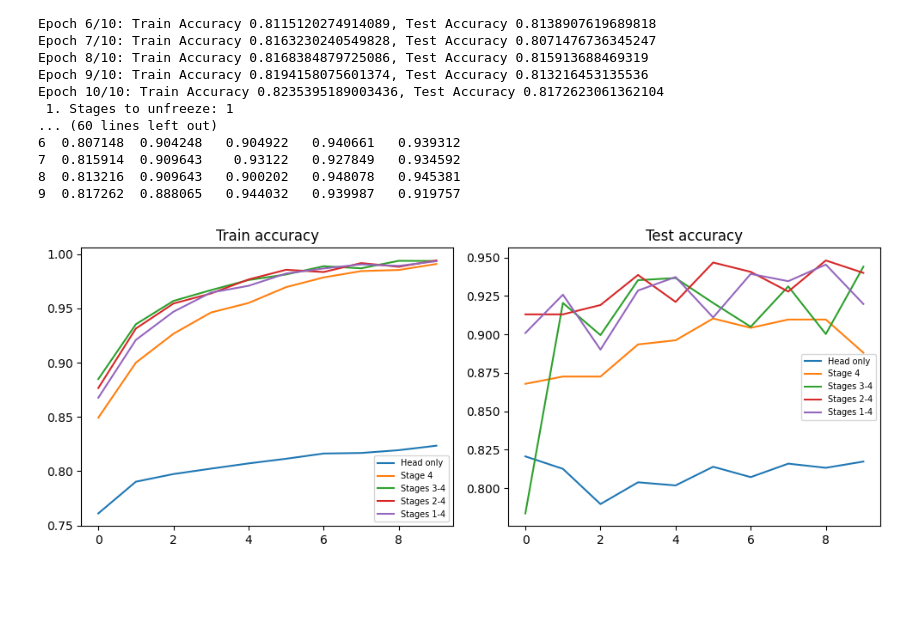
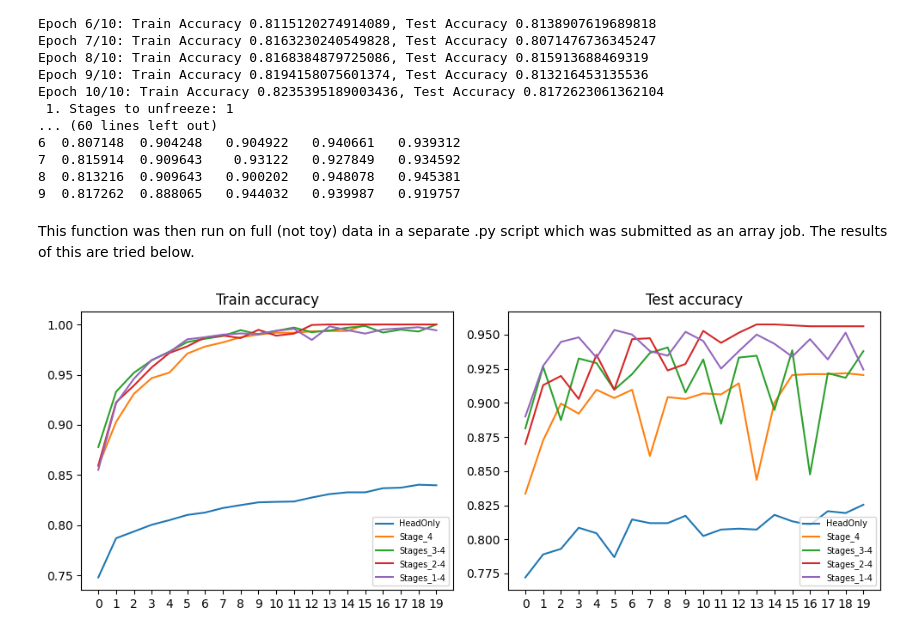
Before and after one commit to mariaserov/ML_BreakHis, a Jupyter notebook: scr/ConvNeXT-V2-test-architec.ipynb, the cells around one changed output. Saved outputs shown, nothing was run; the diff lists cells and outputs as text; code cells hidden in the pictures; blank space fills up the shorter version.

Commit message:
Unfreezing tests for multi-class

```diff
--- a/scr/ConvNeXT-V2-test-architec.ipynb
+++ b/scr/ConvNeXT-V2-test-architec.ipynb
@@ -252,25 +252,48 @@ Epoch 10/10: Train Accuracy 0.8235395189003436, Test Accuracy 0.8172623061362104
 7  0.815914  0.909643    0.93122   0.927849   0.934592
 8  0.813216  0.909643   0.900202   0.948078   0.945381
 9  0.817262  0.888065   0.944032   0.939987   0.919757
+# %% [markdown]
+This function was then run on full (not toy) data in a separate .py script which was submitted as an array job. The results of this are tried below.
+# %%
+# Fuse the outputs of the long-run function together
+
+models = ['HeadOnly', 'Stage_4', 'Stages_3-4', 'Stages_2-4', 'Stages_1-4']
+
+for m in models:
+    if m == 'HeadOnly':
+        perf_train = pd.read_csv(f'convnext_v2_outputs/array_job_output/{m}_train.csv', index_col='Unnamed: 0')
+    else:
+        df = pd.read_csv(f'convnext_v2_outputs/array_job_output/{m}_train.csv', index_col='Unnamed: 0')
+        perf_train = pd.concat([perf_train, df], axis=1)
+
+for m in models:
+    if m == 'HeadOnly':
+        perf_test = pd.read_csv(f'convnext_v2_outputs/array_job_output/{m}_test.csv', index_col='Unnamed: 0')
+    else:
+        df = pd.read_csv(f'convnext_v2_outputs/array_job_output/{m}_test.csv', index_col='Unnamed: 0')
+        perf_test = pd.concat([perf_test, df], axis=1)
 # %%
+# Plot the result
+
 import matplotlib.pyplot as plt
 
 f, ax = plt.subplots(nrows = 1, ncols=2, figsize = (10, 4))
 
 for i, df in enumerate([perf_train, perf_test]):
 
     for col in df.columns:
         ax[i].plot(range(perf_test.shape[0]), df.loc[:, col], label = col)
 
     if i == 0:
         ax[i].set_title("Train accuracy")
     else:
         ax[i].set_title("Test accuracy")
 
     ax[i].legend(prop={'size': 7})
+    ax[i].set_xticks(range(20))
 
 plt.tight_layout()
 plt.savefig("unfreeze_accuracy.png")
 plt.show()
 # %% [output]
-[figure, old version]
+[figure, new version]
```
Also changed, not shown: parts of 2 cells of this notebook, 14 other files.
